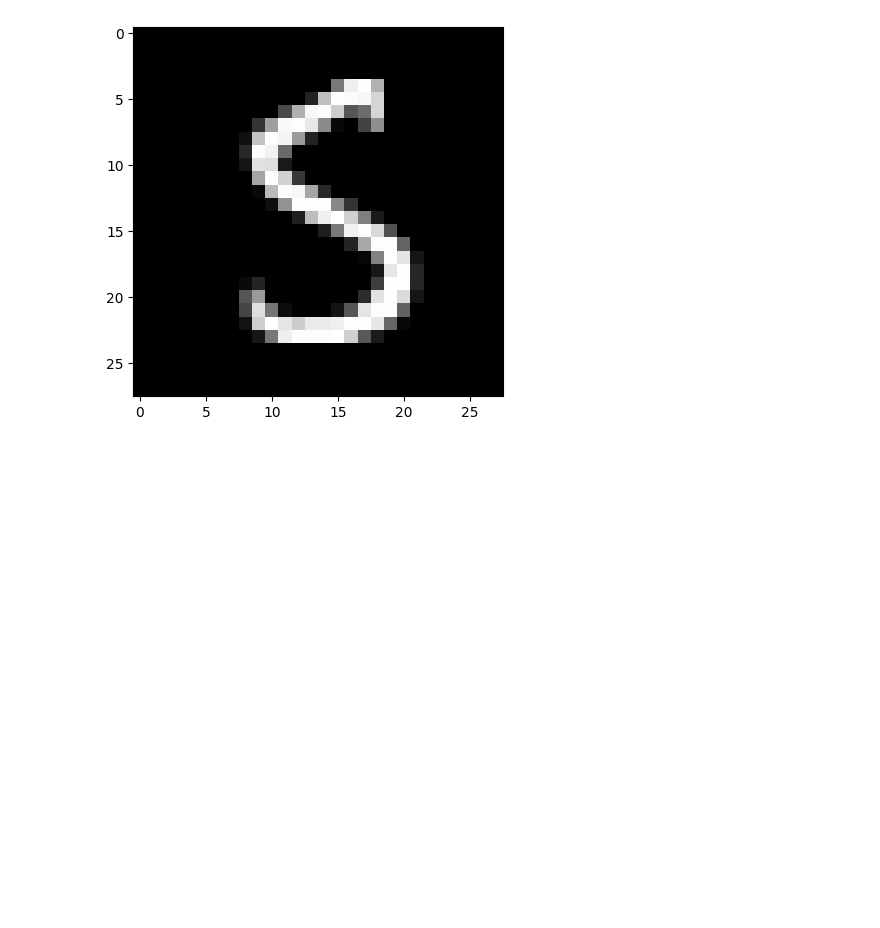
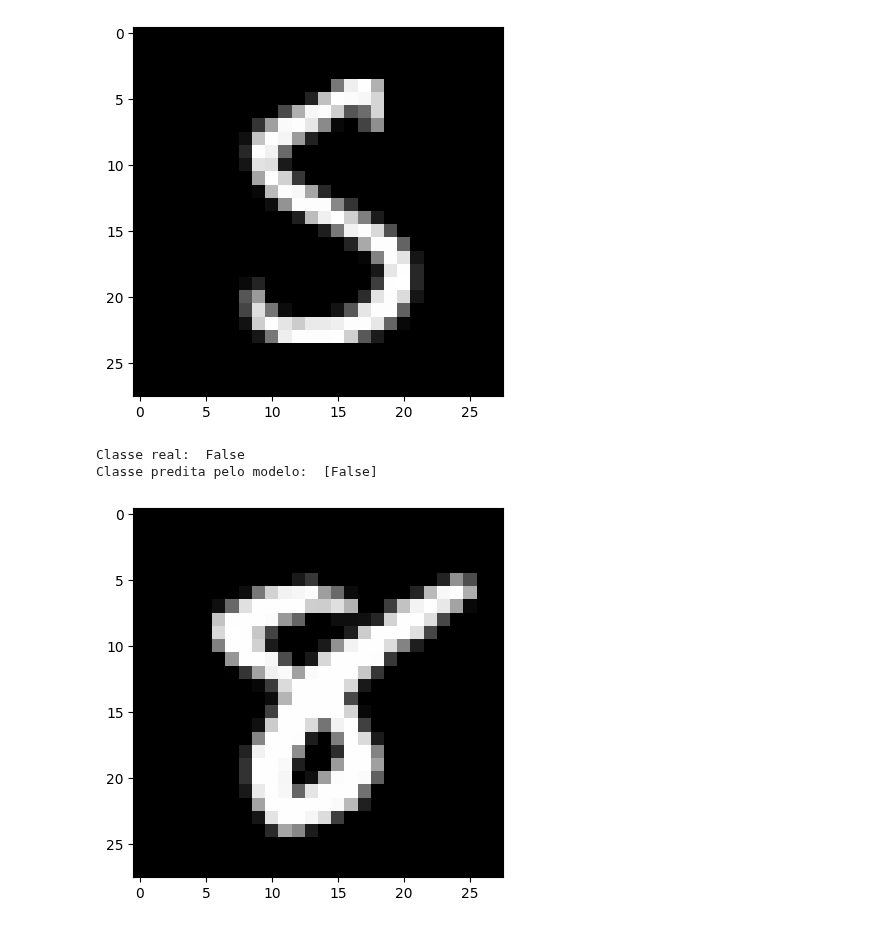
Before and after one commit to ludiemert/Classification_Regression_Models, a Jupyter notebook: 7_Classification_Regression_Models/Class_Regression_Models.ipynb, the cells around one changed output. Cells and saved outputs as stored; diff of their text form; code cells hidden in the pictures; blank space fills up the shorter version.

Commit message:
class real 15_class_real_false

```diff
--- a/7_Classification_Regression_Models/Class_Regression_Models.ipynb
+++ b/7_Classification_Regression_Models/Class_Regression_Models.ipynb
@@ -267,3 +267,17 @@ print("Classe predita pelo modelo: ", sgd_clf.predict([x_train[n]]))
 Classe real:  True
 Classe predita pelo modelo:  [ True]
 [figure]
+# %%
+# oque o modelo tem a dizer sobre esses valores
+
+# fazer test True OR False
+
+# brincar com x_train
+n = 2
+plt.imshow(x_train[n].reshape(28, 28), cmap="gray") #[] lista
+print("Classe real: ", y_train_5[n])
+print("Classe predita pelo modelo: ", sgd_clf.predict([x_train[n]]))
+# %% [output]
+Classe real:  False
+Classe predita pelo modelo:  [False]
+[figure, added]
```
Also changed, not shown: 1 other file.
